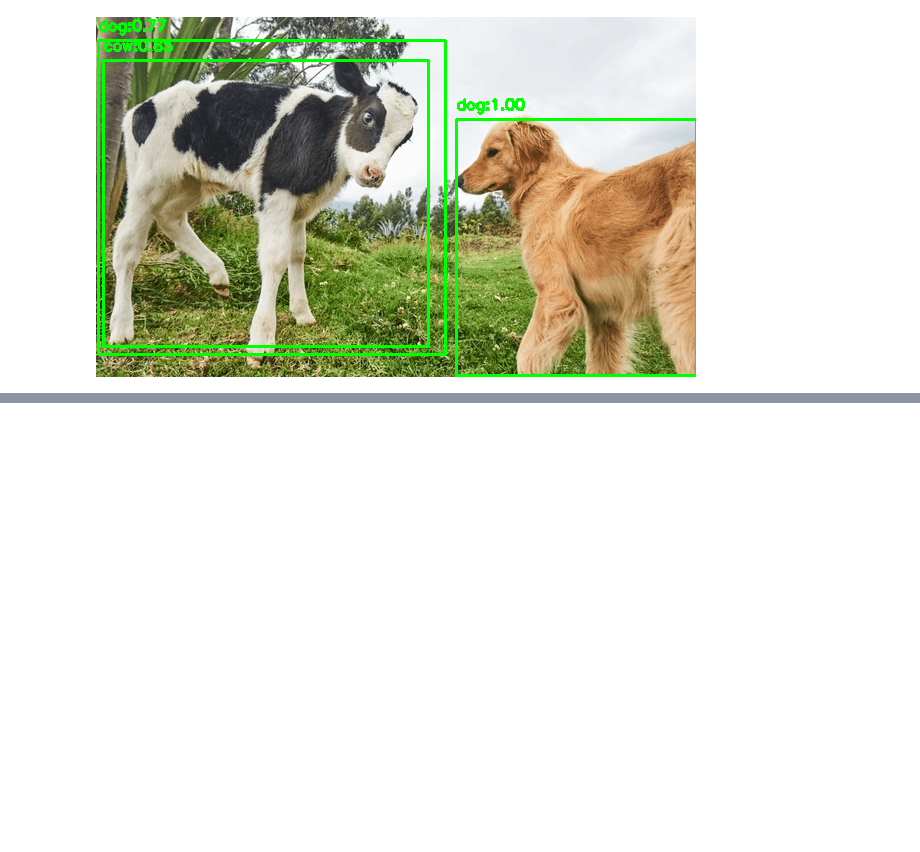
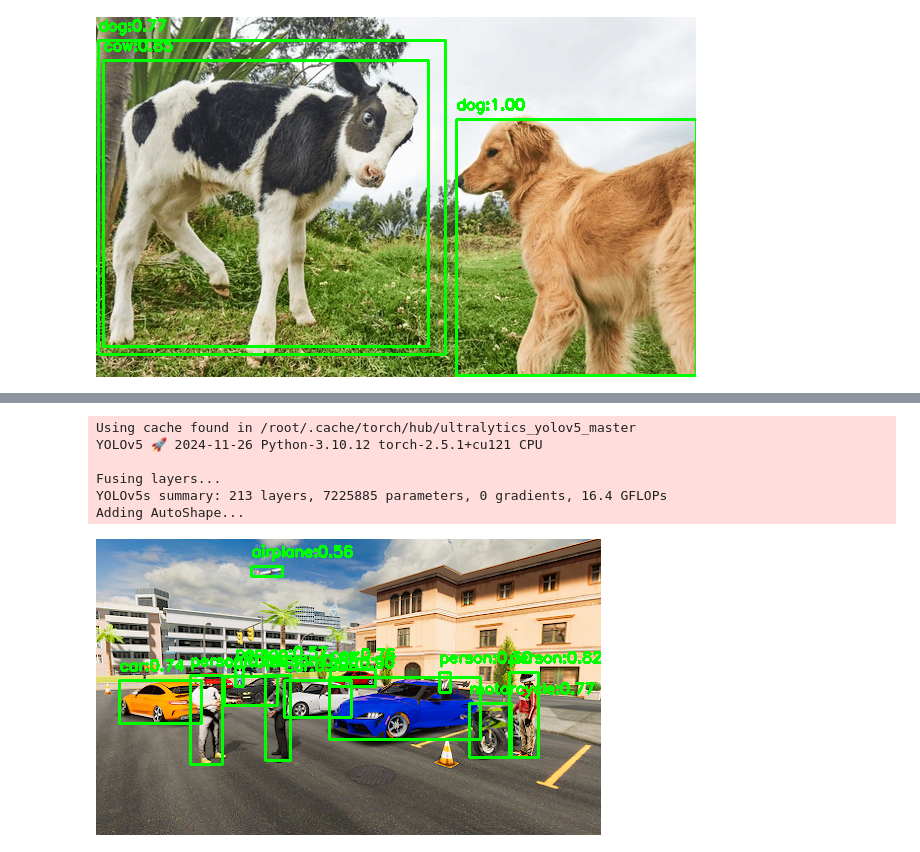
Before and after one commit to Vaani64/Deep_Learning_Codes, a Jupyter notebook: Object_Detection_Using_Faster_R_CNN_with_PyTorch.ipynb, the cells around one changed output, grey strips where cells are left out. Drawn from its saved outputs; the diff is of its cells as text; code cells hidden in the pictures; blank space fills up the shorter version.

```diff
--- a/Object_Detection_Using_Faster_R_CNN_with_PyTorch.ipynb
+++ b/Object_Detection_Using_Faster_R_CNN_with_PyTorch.ipynb
@@ -110,0 +184,67 @@ if output_image is not None:
+# %%
+!pip install opencv-python-headless
+
+import cv2
+import torch
+import numpy as np
+from pathlib import Path
+from google.colab.patches import cv2_imshow # Import cv2_imshow from google.colab.patches
+
+
+# Make sure you have the YOLOv5 model (YOLOv5 from ultralytics)
+# You can install the YOLOv5 package using:
+# pip install yolov5
+
+def detect_objects(image_path, confidence_threshold=0.5):
+    # Load the YOLOv5 model
+    model = torch.hub.load('ultralytics/yolov5', 'yolov5s')  # Using the small YOLOv5 model, you can use 'yolov5m' or 'yolov5l' for larger models
+
+    # Load image
+    image = cv2.imread(image_path)
+    if image is None:
+        print("Image not found")
+        return None
+
+    original_image = image.copy()
+
+    # Convert image to RGB (OpenCV uses BGR)
+    image_rgb = cv2.cvtColor(image, cv2.COLOR_BGR2RGB)
+
+    # Perform inference
+    results = model(image_rgb)  # Perform inference with YOLOv5 model
+
+    # Parse the results
+    # results.xyxy[0] gives the bounding boxes in [x1, y1, x2, y2, confidence, class_id]
+    boxes = results.xyxy[0].cpu().numpy()  # Bounding boxes (x1, y1, x2, y2, confidence, class_id)
+    scores = boxes[:, 4]  # Confidence scores
+    labels = boxes[:, 5].astype(int)  # Class ids (converted to integers)
+
+    # Loop through the boxes and filter out predictions below confidence threshold
+    for i, box in enumerate(boxes):
+        if scores[i] > confidence_threshold:
+            # Get the label name using the class id
+            label = results.names[labels[i]]  # Get class label name from results.names
+            score = scores[i]
+            start_point = (int(box[0]), int(box[1]))  # (x1, y1)
+            end_point = (int(box[2]), int(box[3]))  # (x2, y2)
+
+            # Draw bounding box
+            cv2.rectangle(original_image, start_point, end_point, (0, 255, 0), 2)
+            # Display label and score
+            cv2.putText(original_image, f"{label}:{score:.2f}",
+                        (start_point[0], start_point[1] - 10),
+                        cv2.FONT_HERSHEY_SIMPLEX, 0.5, (0, 255, 0), 2)
+
+    # Return the original image with detections
+    return original_image
+
+# Example of usage
+image_path = "/content/unnamed.jpg"
+output_image = detect_objects(image_path, confidence_threshold=0.5)
+
+# Show the output image
+if output_image is not None:
+    cv2_imshow(output_image) # Use cv2_imshow instead of cv2.imshow
+    cv2.waitKey(0)
+    cv2.destroyAllWindows()
+# %% [output]
@@ -110,0 +253,7 @@ if output_image is not None:
+Using cache found in /root/.cache/torch/hub/ultralytics_yolov5_master
+YOLOv5 🚀 2024-11-26 Python-3.10.12 torch-2.5.1+cu121 CPU
+
+Fusing layers...
+YOLOv5s summary: 213 layers, 7225885 parameters, 0 gradients, 16.4 GFLOPs
+Adding AutoShape...
+[figure, added]
```
Also changed, not shown: parts of 2 cells of this notebook.
